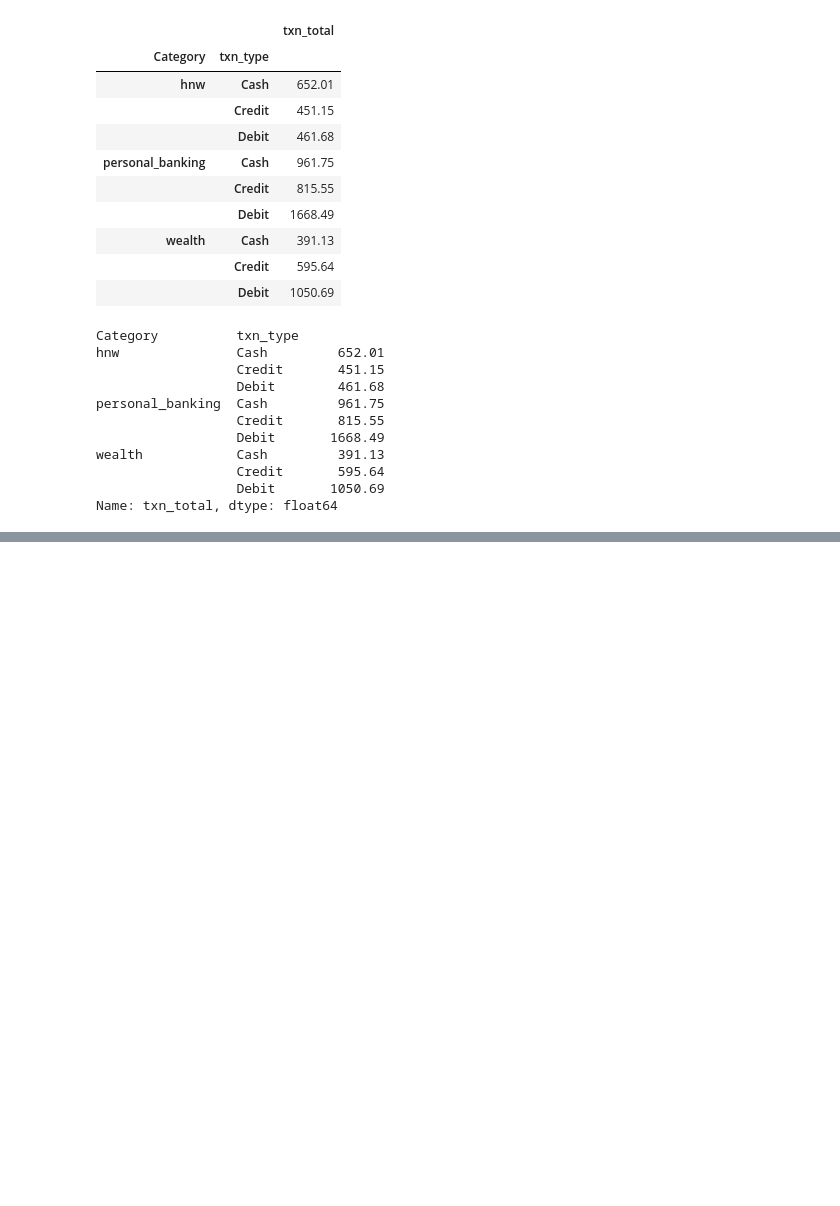
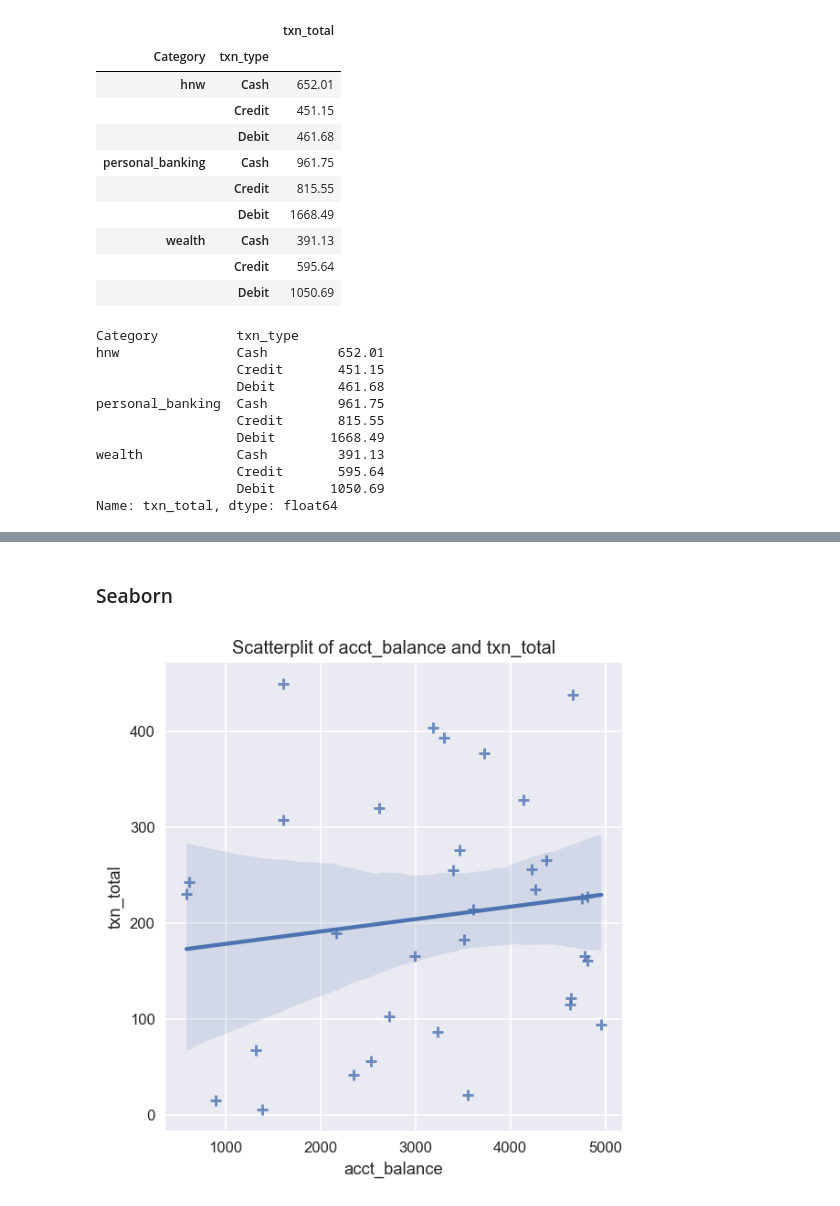
Before and after one commit to acorreal7/AML2103-2, a Jupyter notebook: Lecture-08/Lecture 8.ipynb, the cells around one changed output, grey strips where cells are left out. Drawn from its saved outputs; the diff is of its cells as text; code cells hidden in the pictures; blank space fills up the shorter version.

```diff
--- a/Lecture-08/Lecture 8.ipynb
+++ b/Lecture-08/Lecture 8.ipynb
@@ -315,0 +362,12 @@ Name: txn_total, dtype: float64
+# %% [markdown]
+### Seaborn
+# %%
+import seaborn as sns
+
+sns.lmplot(data=df, x='acct_balance', y='txn_total', markers='+')
+plt.title('Scatterplit of acct_balance and txn_total')
+plt.xlabel('acct_balance')
+plt.ylabel('txn_total')
+plt.show();
+# %% [output]
+[figure, added]
```
Also changed, not shown: parts of 17 cells of this notebook.
